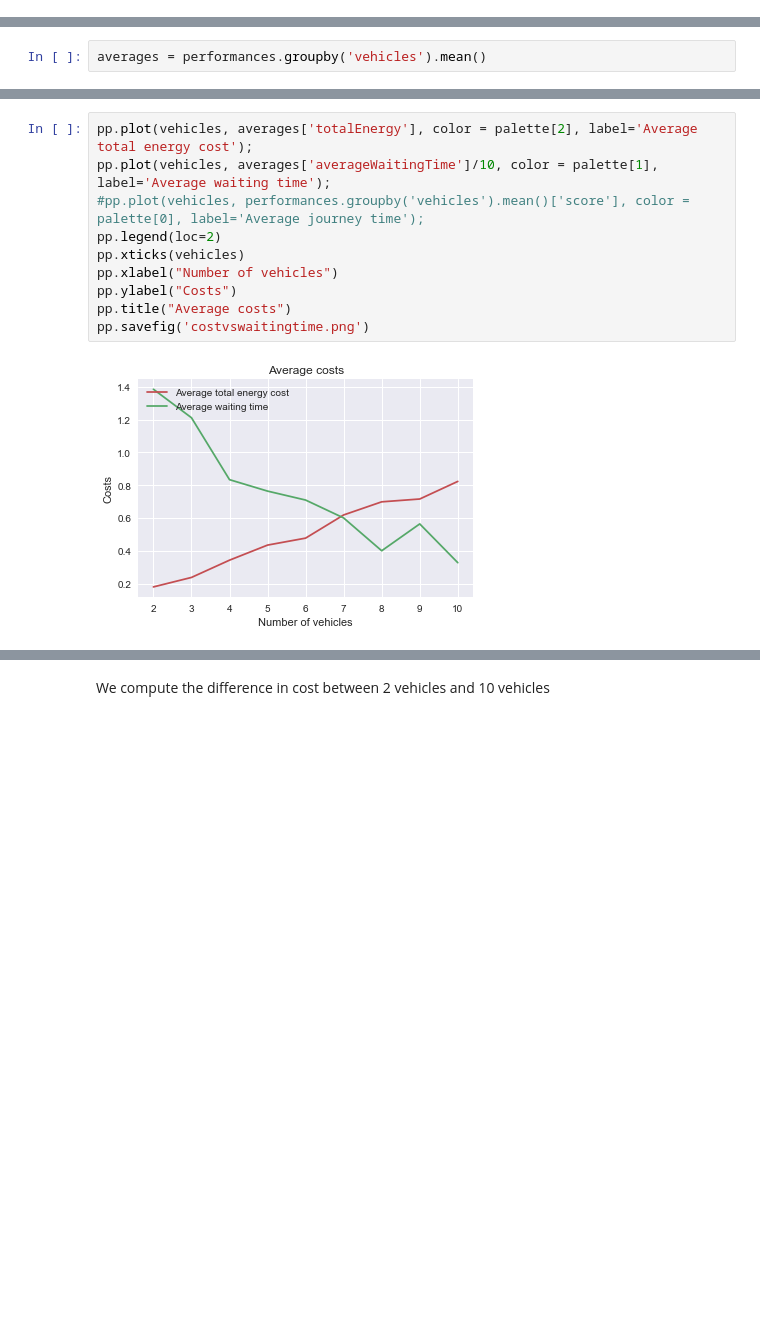
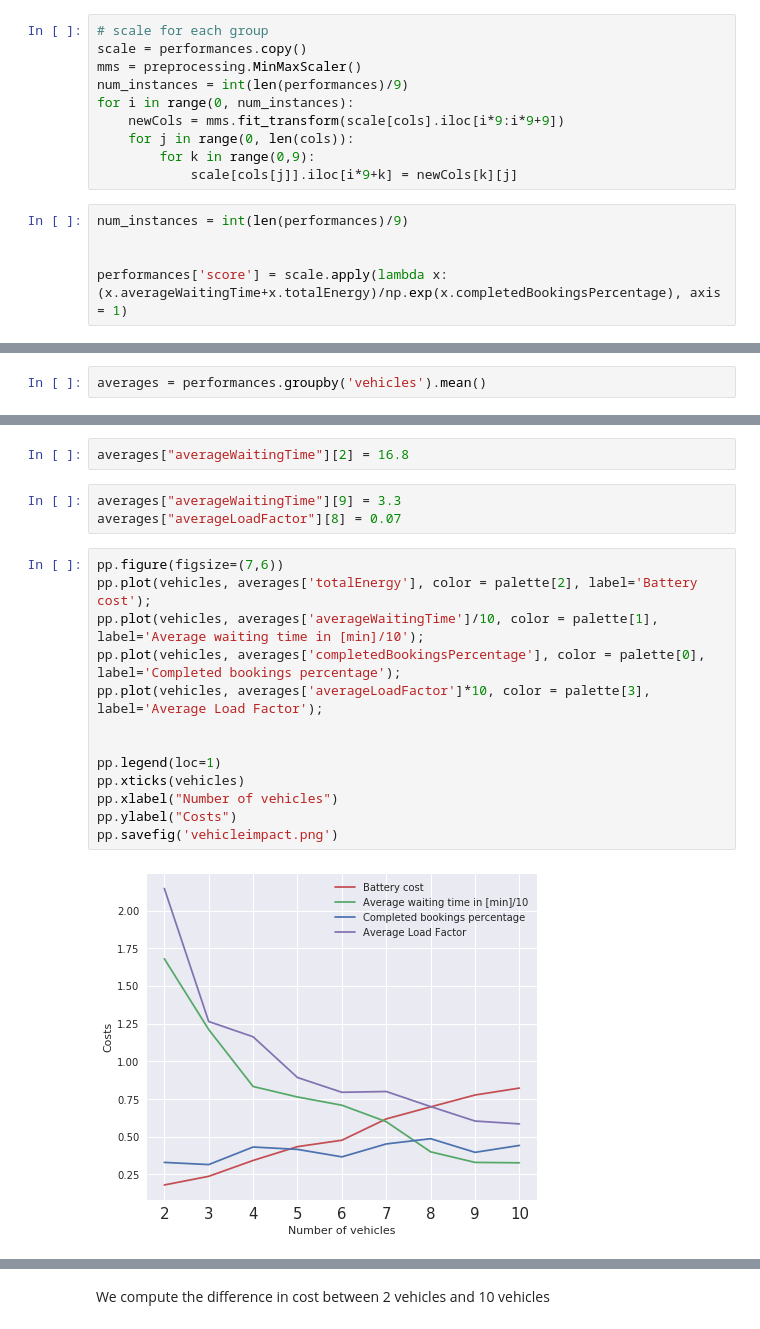
Before and after one commit to paeby/masterThesis, a Jupyter notebook: Analysis/optimal number of vehicles/Demand vs number of vehicles analysis.ipynb, the cells around one changed output, grey strips where cells are left out. Cells and saved outputs as stored; diff of their text form; blank space fills up the shorter version.

```diff
--- a/Analysis/optimal number of vehicles/Demand vs number of vehicles analysis.ipynb
+++ b/Analysis/optimal number of vehicles/Demand vs number of vehicles analysis.ipynb
@@ -175,3 +167,18 @@ def clean_col(col):
 performances['averageWaitingTime'] = clean_col('averageWaitingTime')
 # %%
 performances['totalEnergy'] = clean_col('totalEnergy')
+# %%
+# scale for each group
+scale = performances.copy()
+mms = preprocessing.MinMaxScaler()
+num_instances = int(len(performances)/9)
+for i in range(0, num_instances):
+    newCols = mms.fit_transform(scale[cols].iloc[i*9:i*9+9])
+    for j in range(0, len(cols)):
+        for k in range(0,9):
+            scale[cols[j]].iloc[i*9+k] = newCols[k][j]
+# %%
+num_instances = int(len(performances)/9)
+
+
+performances['score'] = scale.apply(lambda x: (x.averageWaitingTime+x.totalEnergy)/np.exp(x.completedBookingsPercentage), axis = 1)
@@ -250,12 +296,20 @@ averages = performances.groupby('vehicles').mean()
+# %%
+averages["averageWaitingTime"][2] = 16.8
+# %%
+averages["averageWaitingTime"][9] = 3.3
+averages["averageLoadFactor"][8] = 0.07
 # %%
-pp.plot(vehicles, averages['totalEnergy'], color = palette[2], label='Average total energy cost');
-pp.plot(vehicles, averages['averageWaitingTime']/10, color = palette[1], label='Average waiting time');
-#pp.plot(vehicles, performances.groupby('vehicles').mean()['score'], color = palette[0], label='Average journey time');
-pp.legend(loc=2)
+pp.figure(figsize=(7,6))
+pp.plot(vehicles, averages['totalEnergy'], color = palette[2], label='Battery cost');
+pp.plot(vehicles, averages['averageWaitingTime']/10, color = palette[1], label='Average waiting time in [min]/10');
+pp.plot(vehicles, averages['completedBookingsPercentage'], color = palette[0], label='Completed bookings percentage');
+pp.plot(vehicles, averages['averageLoadFactor']*10, color = palette[3], label='Average Load Factor');
+
+
+pp.legend(loc=1)
 pp.xticks(vehicles)
 pp.xlabel("Number of vehicles")
 pp.ylabel("Costs")
-pp.title("Average costs")
-pp.savefig('costvswaitingtime.png')
+pp.savefig('vehicleimpact.png')
 # %% [output]
-[figure, old version]
+[figure, new version]
```
Also changed, not shown: parts of 38 cells of this notebook, 26 other files.
